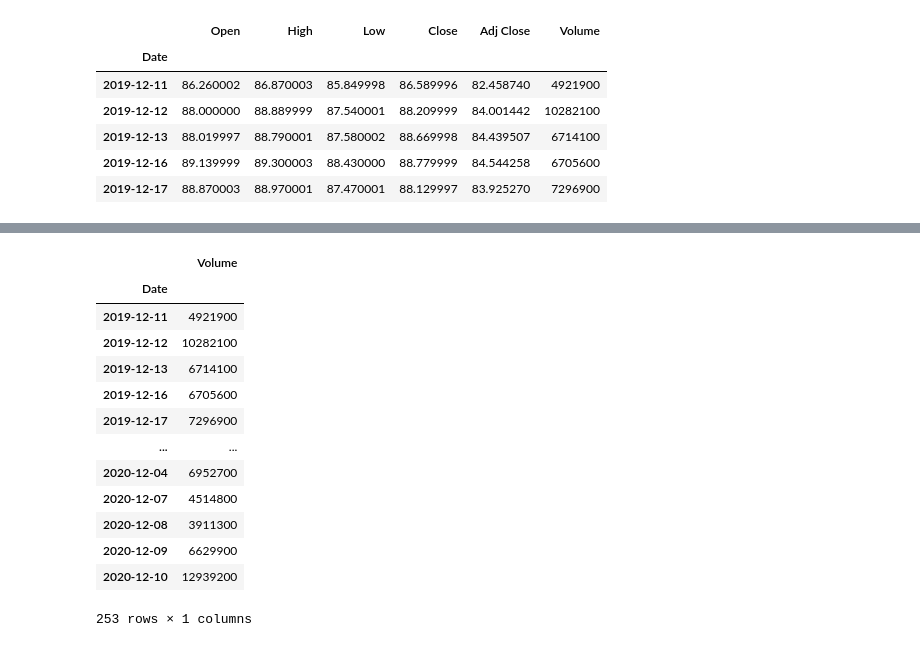
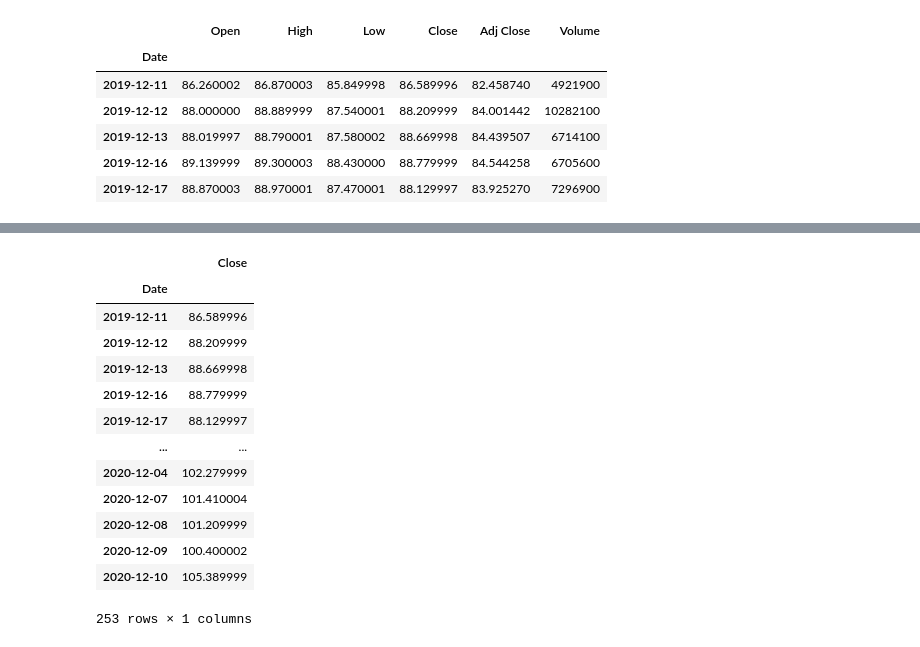
Before and after one commit to Kaktusowy500/BIAI, a Jupyter notebook: data_explore.ipynb, the cells around one changed output, grey strips where cells are left out. Saved outputs shown, nothing was run; the diff lists cells and outputs as text; code cells hidden in the pictures.

```diff
--- a/data_explore.ipynb
+++ b/data_explore.ipynb
@@ -29,23 +29,21 @@ df['Volume'].plot(label='CLOSE', title='Star Bucks Stock Volume')
-# %%
-X = df.iloc[:, :-1]
-y = df.iloc[:, 5:6]
-
-y
-# %% [output]
-|  | Volume |
-| Date |  |
-| 2019-12-11 | 4921900 |
-| 2019-12-12 | 10282100 |
-| 2019-12-13 | 6714100 |
-| 2019-12-16 | 6705600 |
-| 2019-12-17 | 7296900 |
-| ... | ... |
-| 2020-12-04 | 6952700 |
-| 2020-12-07 | 4514800 |
-| 2020-12-08 | 3911300 |
-| 2020-12-09 | 6629900 |
-| 2020-12-10 | 12939200 |
-253 rows × 1 columns
+# %%
+close_price_df = df.iloc[:, 3:4]
+close_price_df
+# %% [output]
+|  | Close |
+| Date |  |
+| 2019-12-11 | 86.589996 |
+| 2019-12-12 | 88.209999 |
+| 2019-12-13 | 88.669998 |
+| 2019-12-16 | 88.779999 |
+| 2019-12-17 | 88.129997 |
+| ... | ... |
+| 2020-12-04 | 102.279999 |
+| 2020-12-07 | 101.410004 |
+| 2020-12-08 | 101.209999 |
+| 2020-12-09 | 100.400002 |
+| 2020-12-10 | 105.389999 |
+253 rows × 1 columns
 # %%
 ! pip install sklearn
 from sklearn.preprocessing import StandardScaler, MinMaxScaler
```
Also changed, not shown: parts of 12 cells of this notebook.
